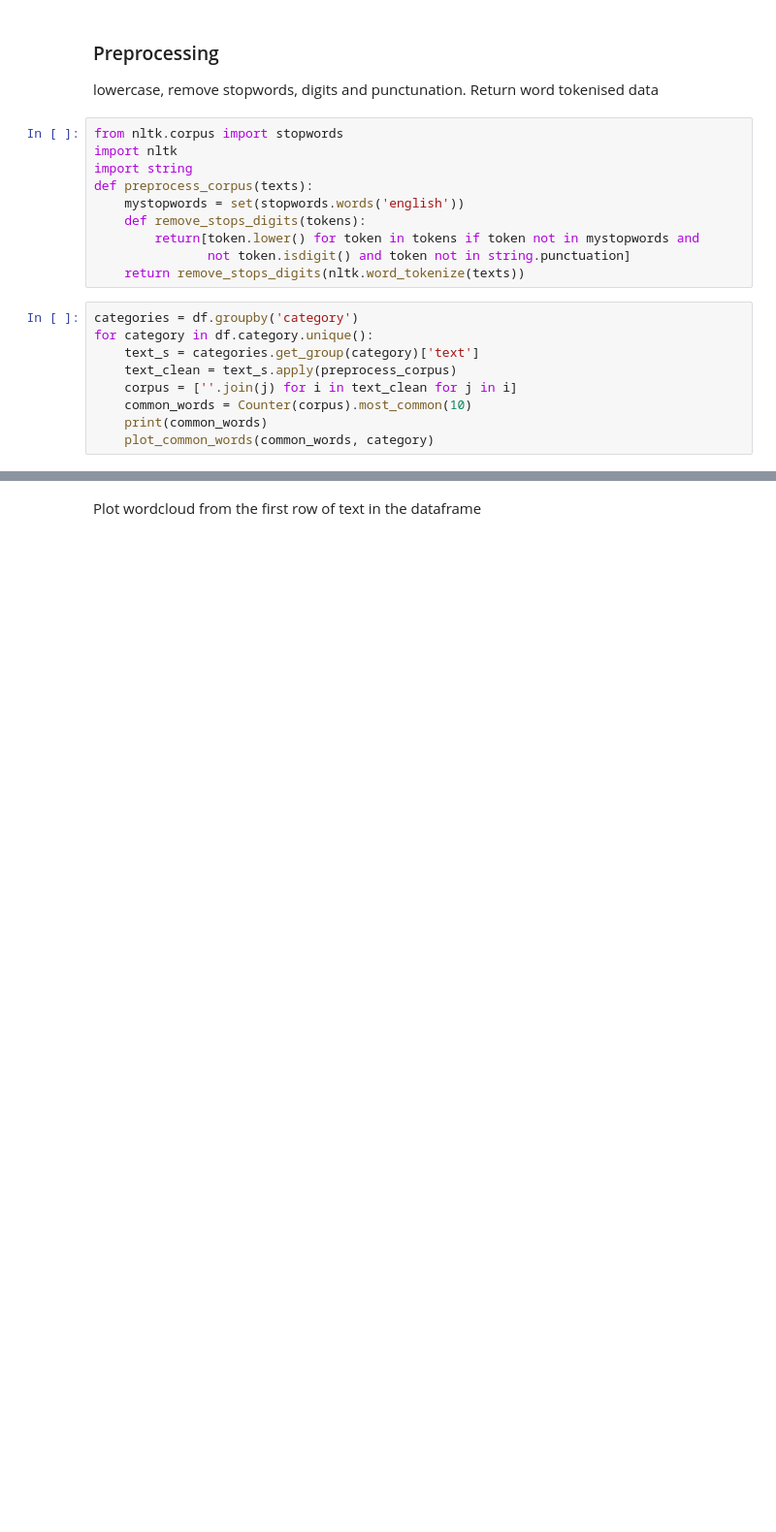
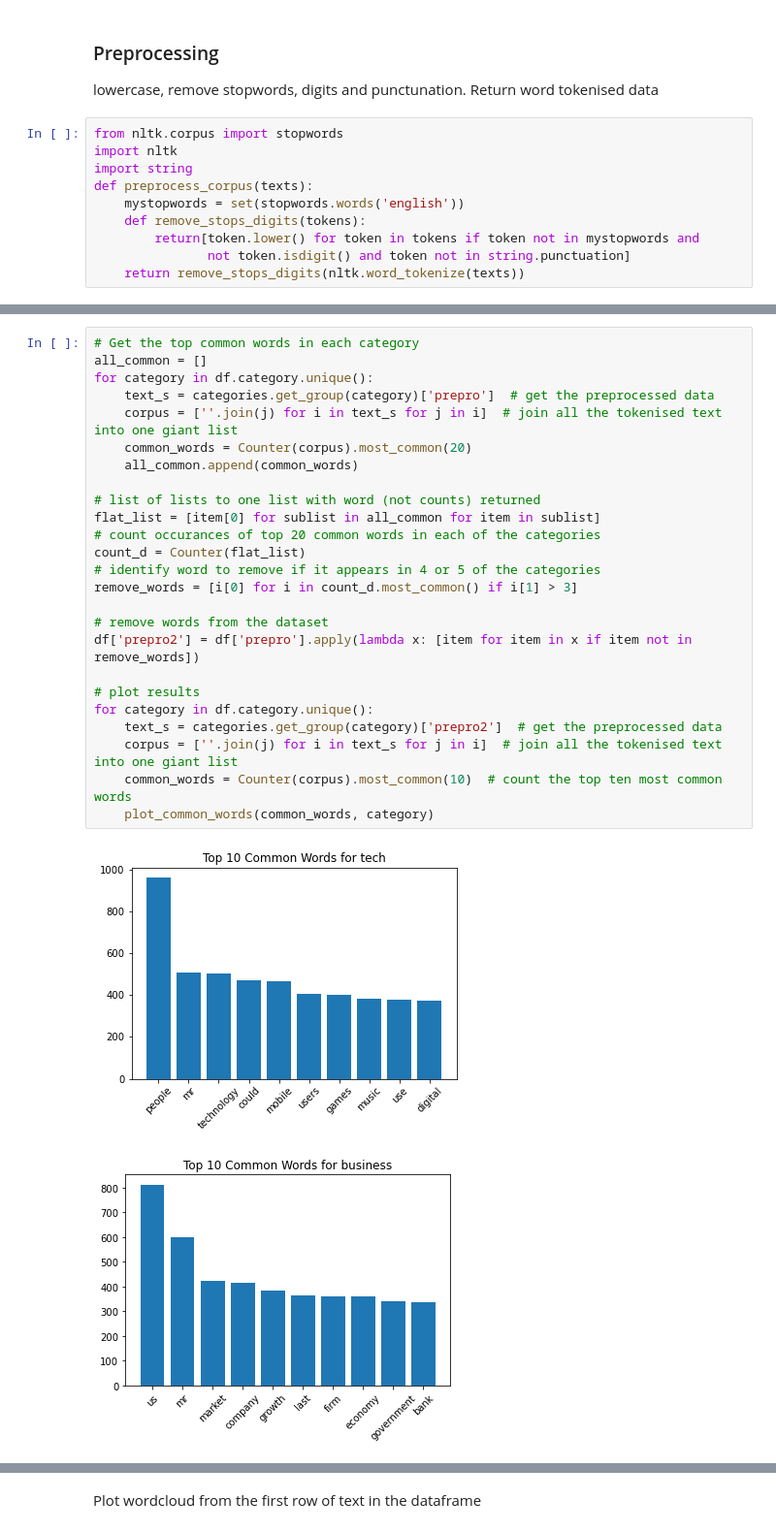
Before and after one commit to datalass1/30-days-of-NLP, a Jupyter notebook: notebooks/20210921-bbc_text_classification.ipynb, the cells around one changed output, grey strips where cells are left out. Shown at 97% size. Saved outputs shown, nothing was run; the diff lists cells and outputs as text; blank space fills up the shorter version.

```diff
--- a/notebooks/20210921-bbc_text_classification.ipynb
+++ b/notebooks/20210921-bbc_text_classification.ipynb
@@ -121,12 +131,3 @@ def preprocess_corpus(texts):
         return[token.lower() for token in tokens if token not in mystopwords and
                not token.isdigit() and token not in string.punctuation]
     return remove_stops_digits(nltk.word_tokenize(texts))
-# %%
-categories = df.groupby('category')
-for category in df.category.unique():
-    text_s = categories.get_group(category)['text']
-    text_clean = text_s.apply(preprocess_corpus)
-    corpus = [''.join(j) for i in text_clean for j in i]
-    common_words = Counter(corpus).most_common(10)
-    print(common_words)
-    plot_common_words(common_words, category)
@@ -143,0 +151,28 @@ for category in df.category.unique():
+# %%
+# Get the top common words in each category
+all_common = []
+for category in df.category.unique():
+    text_s = categories.get_group(category)['prepro']  # get the preprocessed data
+    corpus = [''.join(j) for i in text_s for j in i]  # join all the tokenised text into one giant list
+    common_words = Counter(corpus).most_common(20)
+    all_common.append(common_words)
+
+# list of lists to one list with word (not counts) returned
+flat_list = [item[0] for sublist in all_common for item in sublist]
+# count occurances of top 20 common words in each of the categories
+count_d = Counter(flat_list)
+# identify word to remove if it appears in 4 or 5 of the categories
+remove_words = [i[0] for i in count_d.most_common() if i[1] > 3]
+
+# remove words from the dataset
+df['prepro2'] = df['prepro'].apply(lambda x: [item for item in x if item not in remove_words])
+
+# plot results
+for category in df.category.unique():
+    text_s = categories.get_group(category)['prepro2']  # get the preprocessed data
+    corpus = [''.join(j) for i in text_s for j in i]  # join all the tokenised text into one giant list
+    common_words = Counter(corpus).most_common(10)  # count the top ten most common words
+    plot_common_words(common_words, category)
+# %% [output]
+[figure, added]
+[figure, added]
```
Also changed, not shown: parts of 17 cells of this notebook.
